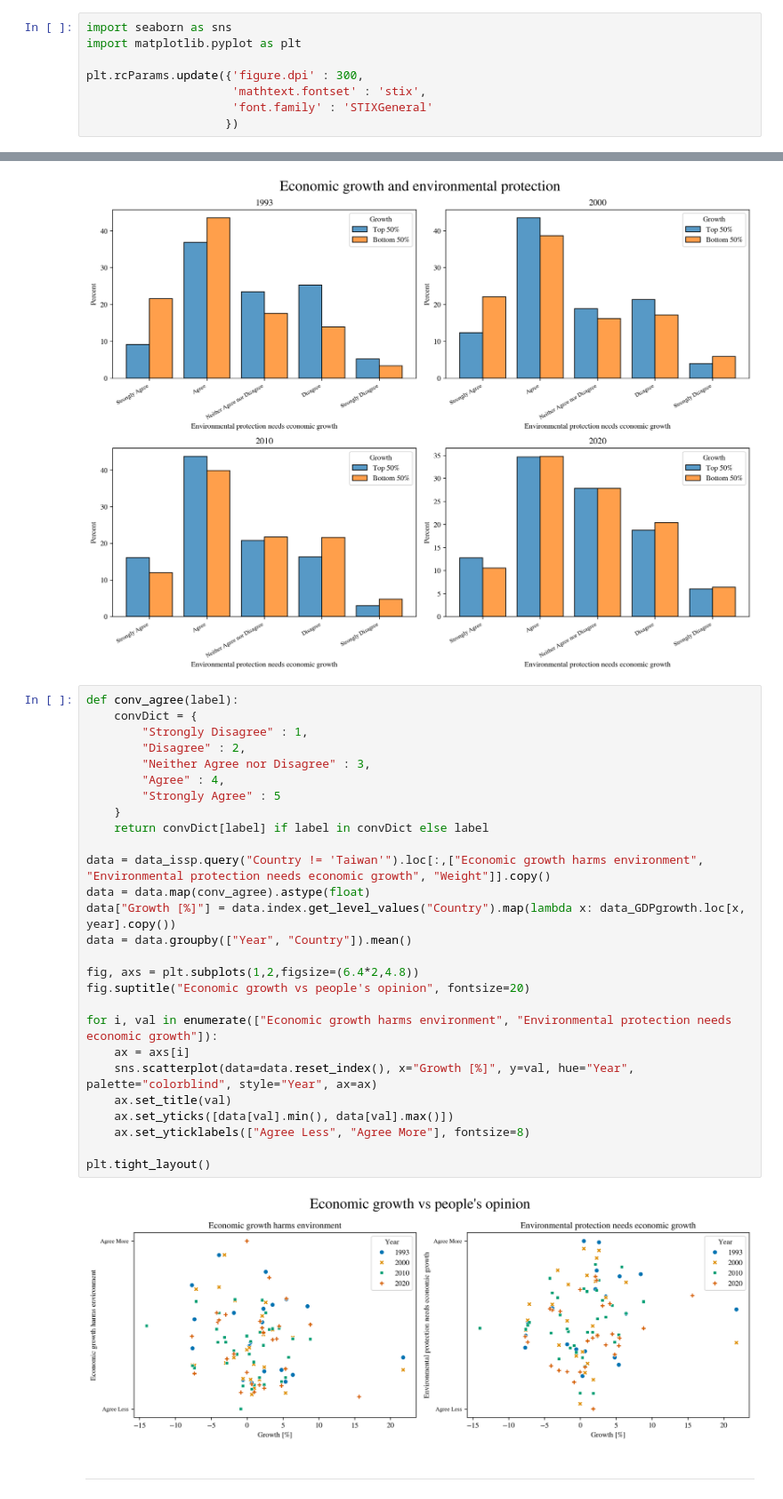
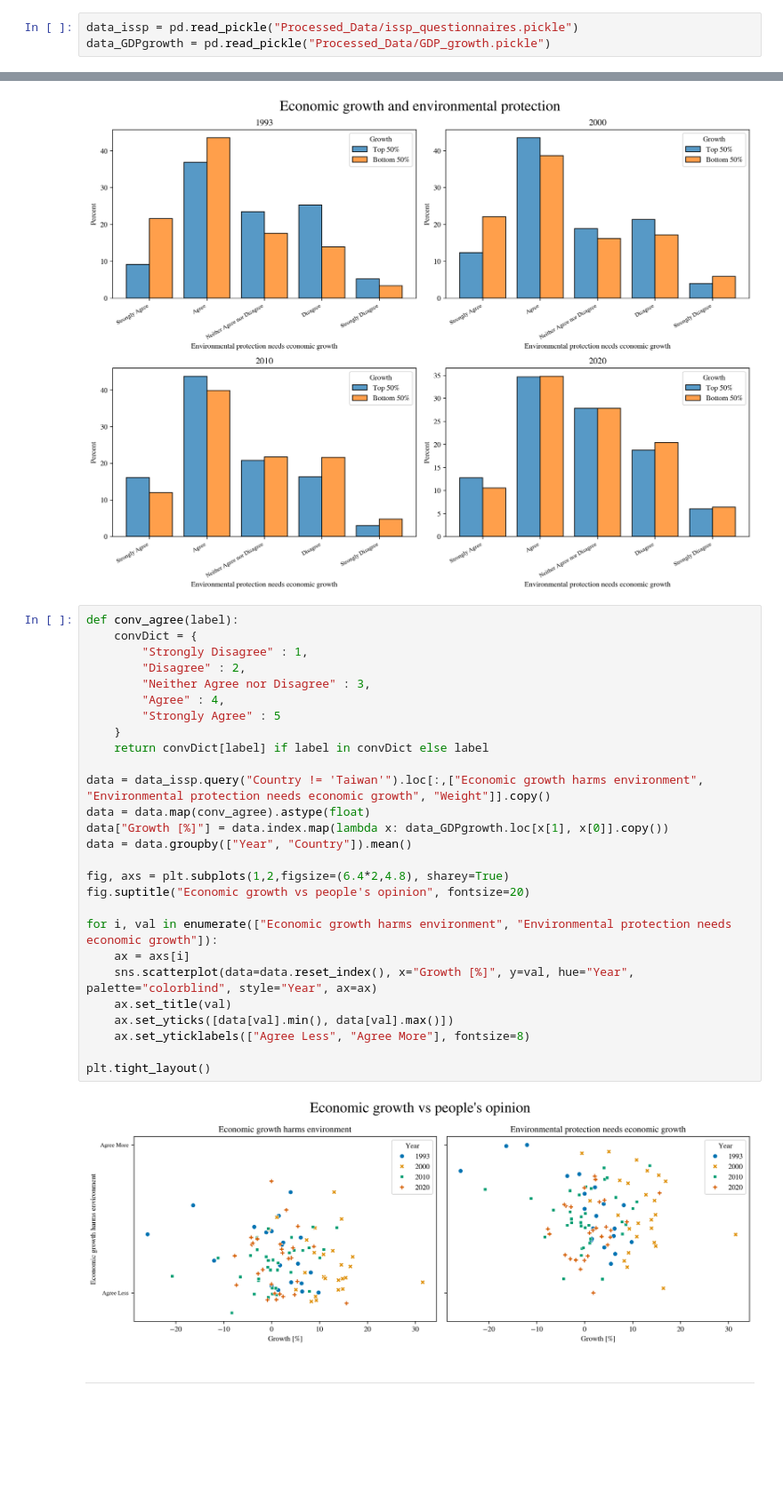
Before and after one commit to EdoardoTronconi/TesiMagistrale, a Jupyter notebook: AnalyseData.ipynb, the cells around one changed output, grey strips where cells are left out. Shown at 89% size. Saved outputs shown, nothing was run; the diff lists cells and outputs as text; blank space fills up the shorter version.

Commit message:
Fixed bug in growth vs environment scatterplot

```diff
--- a/AnalyseData.ipynb
+++ b/AnalyseData.ipynb
@@ -12,11 +17,6 @@ data_GDPgrowth = pd.read_pickle("Processed_Data/GDP_growth_5years.pickle")
 # %%
-import seaborn as sns
-import matplotlib.pyplot as plt
-
-plt.rcParams.update({'figure.dpi' : 300,
-                     'mathtext.fontset' : 'stix',
-                     'font.family' : 'STIXGeneral'
-                    })
+data_issp = pd.read_pickle("Processed_Data/issp_questionnaires.pickle")
+data_GDPgrowth = pd.read_pickle("Processed_Data/GDP_growth.pickle")
 # %% [markdown]
 ___
 # Histograms
@@ -99,31 +99,31 @@ plt.tight_layout()
 # %%
 def conv_agree(label):
     convDict = {
         "Strongly Disagree" : 1,
         "Disagree" : 2,
         "Neither Agree nor Disagree" : 3,
         "Agree" : 4,
         "Strongly Agree" : 5
     }
     return convDict[label] if label in convDict else label
 
 data = data_issp.query("Country != 'Taiwan'").loc[:,["Economic growth harms environment", "Environmental protection needs economic growth", "Weight"]].copy()
 data = data.map(conv_agree).astype(float)
-data["Growth [%]"] = data.index.get_level_values("Country").map(lambda x: data_GDPgrowth.loc[x, year].copy())
+data["Growth [%]"] = data.index.map(lambda x: data_GDPgrowth.loc[x[1], x[0]].copy())
 data = data.groupby(["Year", "Country"]).mean()
 
-fig, axs = plt.subplots(1,2,figsize=(6.4*2,4.8))
+fig, axs = plt.subplots(1,2,figsize=(6.4*2,4.8), sharey=True)
 fig.suptitle("Economic growth vs people's opinion", fontsize=20)
 
 for i, val in enumerate(["Economic growth harms environment", "Environmental protection needs economic growth"]):
     ax = axs[i]
     sns.scatterplot(data=data.reset_index(), x="Growth [%]", y=val, hue="Year", palette="colorblind", style="Year", ax=ax)
     ax.set_title(val)
     ax.set_yticks([data[val].min(), data[val].max()])
     ax.set_yticklabels(["Agree Less", "Agree More"], fontsize=8)
 
 plt.tight_layout()
 # %% [output]
-[figure, old version]
+[figure, new version]
 # %% [markdown]
 ___
```
Also changed, not shown: parts of 1 cell of this notebook, 2 other files.
